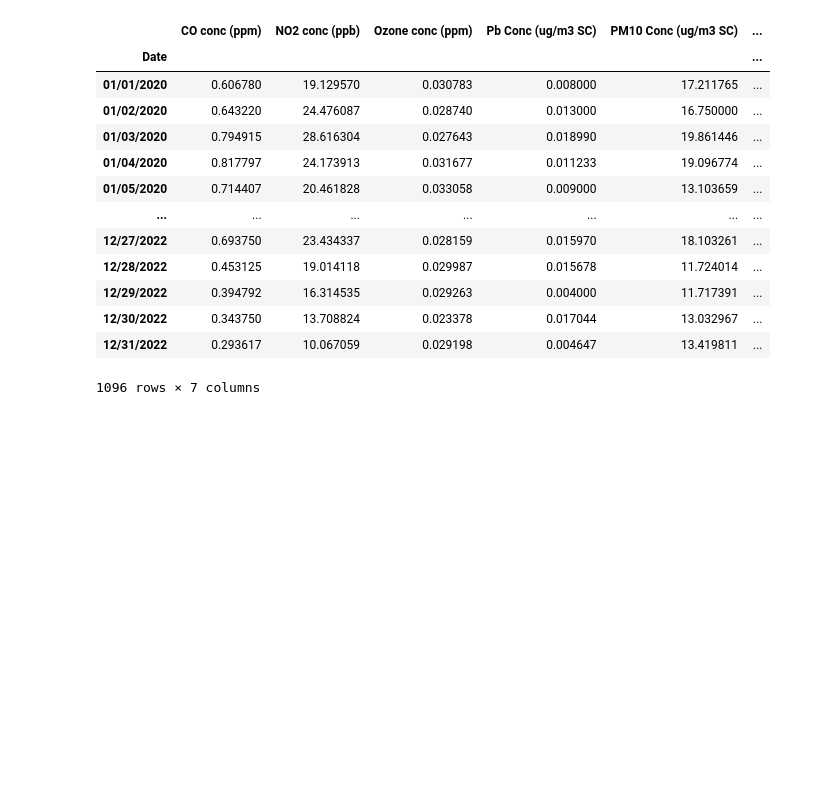
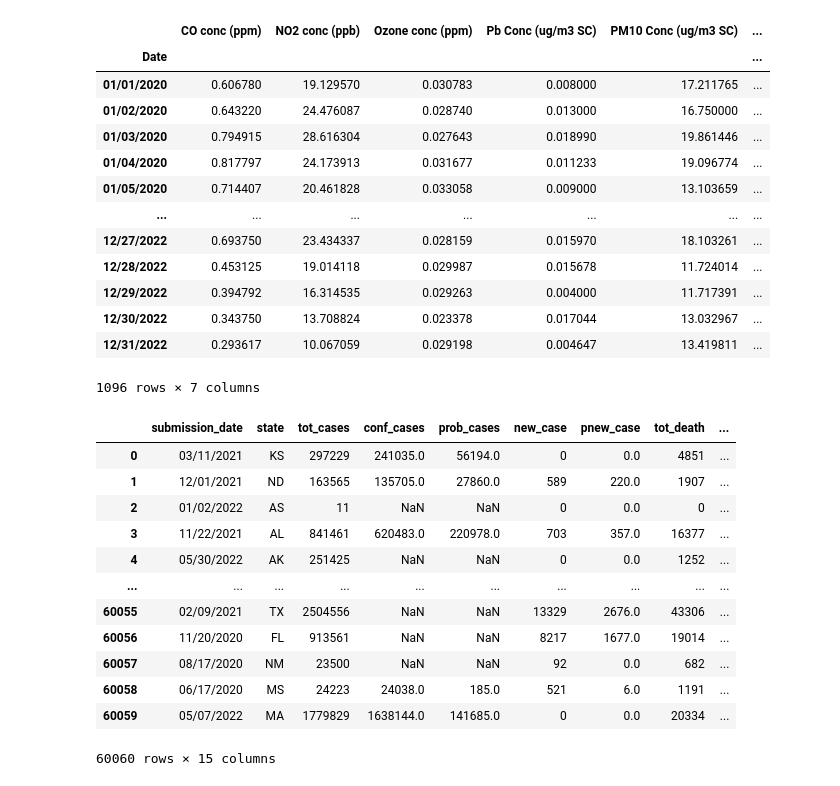
Before and after one commit to YSHebron/cs180-final-project, a Jupyter notebook: cs180-fp-2.ipynb, the cells around one changed output. Drawn from its saved outputs; the diff is of its cells as text; code cells hidden in the pictures; blank space fills up the shorter version.

Commit message:
feat: added more COVID-19 datasets, including final one

```diff
--- a/cs180-fp-2.ipynb
+++ b/cs180-fp-2.ipynb
@@ -160,3 +160,20 @@ A: Number of entries: 1096
 | 12/30/2022 | 0.343750 | 13.708824 | 0.023378 | 0.017044 | 13.032967 | ... |
 | 12/31/2022 | 0.293617 | 10.067059 | 0.029198 | 0.004647 | 13.419811 | ... |
 1096 rows × 7 columns
+# %%
+dataB = pd.read_csv('datasets/us_covid_cases_and_deaths_by_state.csv')
+dataB
+# %% [output]
+|  | submission_date | state | tot_cases | conf_cases | prob_cases | new_case | pnew_case | tot_death | ... |
+| 0 | 03/11/2021 | KS | 297229 | 241035.0 | 56194.0 | 0 | 0.0 | 4851 | ... |
+| 1 | 12/01/2021 | ND | 163565 | 135705.0 | 27860.0 | 589 | 220.0 | 1907 | ... |
+| 2 | 01/02/2022 | AS | 11 | NaN | NaN | 0 | 0.0 | 0 | ... |
+| 3 | 11/22/2021 | AL | 841461 | 620483.0 | 220978.0 | 703 | 357.0 | 16377 | ... |
+| 4 | 05/30/2022 | AK | 251425 | NaN | NaN | 0 | 0.0 | 1252 | ... |
+| ... | ... | ... | ... | ... | ... | ... | ... | ... | ... |
+| 60055 | 02/09/2021 | TX | 2504556 | NaN | NaN | 13329 | 2676.0 | 43306 | ... |
+| 60056 | 11/20/2020 | FL | 913561 | NaN | NaN | 8217 | 1677.0 | 19014 | ... |
+| 60057 | 08/17/2020 | NM | 23500 | NaN | NaN | 92 | 0.0 | 682 | ... |
+| 60058 | 06/17/2020 | MS | 24223 | 24038.0 | 185.0 | 521 | 6.0 | 1191 | ... |
+| 60059 | 05/07/2022 | MA | 1779829 | 1638144.0 | 141685.0 | 0 | 0.0 | 20334 | ... |
+60060 rows × 15 columns
```
Also changed, not shown: 12 other files.
